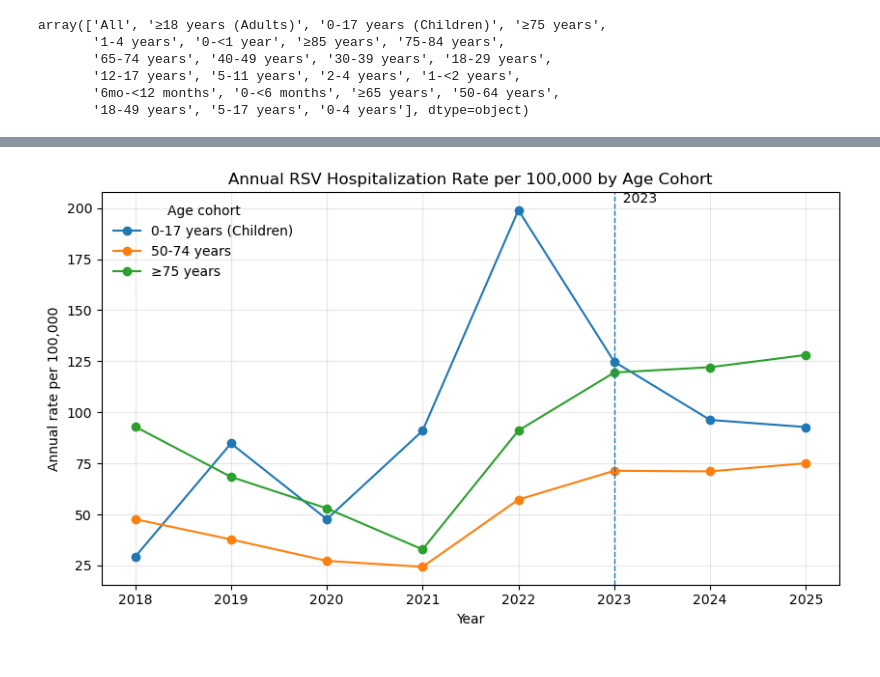
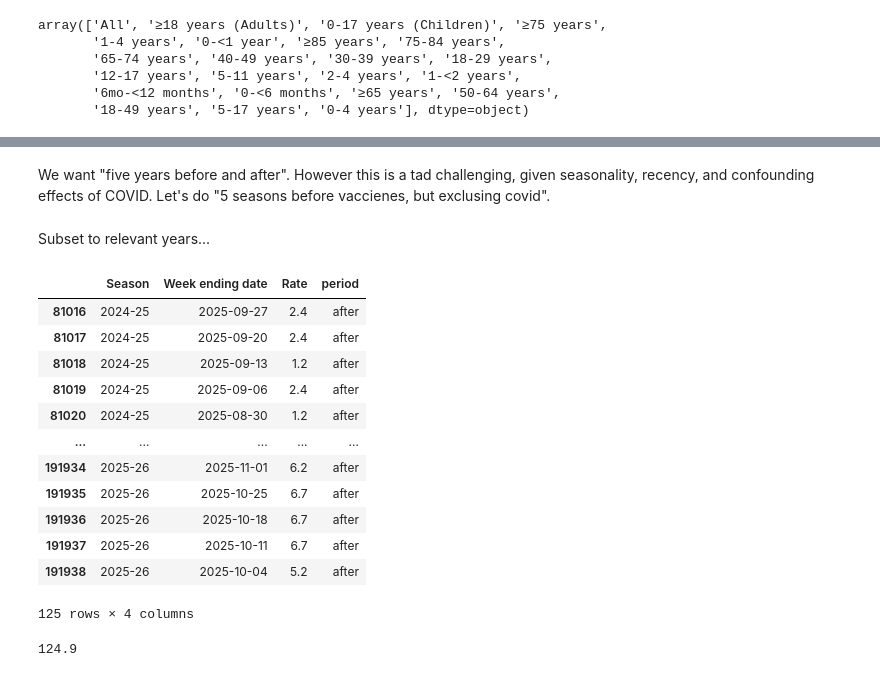
Before and after one commit to saarantras/rsv, a Jupyter notebook: hospitalization_analysis.ipynb, the cells around one changed output, grey strips where cells are left out. Cells and saved outputs as stored; diff of their text form; code cells hidden in the pictures.

```diff
--- a/hospitalization_analysis.ipynb
+++ b/hospitalization_analysis.ipynb
@@ -171,8 +151,0 @@ Merge age cohorts to recap proposed changes
-# %%
-relevant_ages=relevant_ages.copy()
-
-relevant_ages["Age Category"] = relevant_ages["Age Category"].replace({
-    "50-64 years": "50-74 years",
-    "65-74 years": "50-74 years",
-})
-relevant_ages
@@ -317,28 +152,43 @@ Wrote SVG tables to: /Users/mcnoon/rsv/tables_svg
-# %%
-# Ensure sorted years within each cohort
-recent_subset = recent_subset.sort_values(["Age Category", "Year"])
-
-fig, ax = plt.subplots(figsize=(8.5, 5.0))
-
-for age_cat, sub in recent_subset.groupby("Age Category", sort=True):
-    ax.plot(
-        sub["Year"],
-        sub["Annual_Rate_per_100k"],
-        marker="o",
-        label=age_cat,
-    )
-
-ax.set_title("Annual RSV Hospitalization Rate per 100,000 by Age Cohort")
-ax.set_xlabel("Year")
-ax.set_ylabel("Annual rate per 100,000")
-
-ax.grid(True, alpha=0.3)
-ax.legend(title="Age cohort", frameon=False, ncol=1)
-
-ax.axvline(2023, linestyle="--", linewidth=1)
-ax.text(2023, ax.get_ylim()[1], "  2023", va="top")
-
-plt.tight_layout()
-plt.show()
-# %% [output]
-[figure, removed]
+# %% [markdown]
+We want "five years before and after". However this is a tad challenging, given seasonality, recency, and confounding effects of COVID. Let's do "5 seasons before vaccienes, but exclusing covid".
+# %%
+#before=['2018-19', '2019-20']
+before=['2016-17', '2017-18', '2018-19', '2019-20']# '2020-21'
+after=['2024-25', '2025-26']
+# %% [markdown]
+Subset to relevant years...
+# %%
+
+relevant_ages["period"] = np.select(
+    [
+        relevant_ages["Season"].isin(before),
+        relevant_ages["Season"].isin(after),
+    ],
+    [
+        "before",
+        "after",
+    ],
+    default=pd.NA
+)
+
+# Drop seasons not in either list
+relevant_ages = relevant_ages.dropna(subset=["period"])
+relevant_ages
+# %% [output]
+|  | Season | Week ending date | Rate | period |
+| 81016 | 2024-25 | 2025-09-27 | 2.4 | after |
+| 81017 | 2024-25 | 2025-09-20 | 2.4 | after |
+| 81018 | 2024-25 | 2025-09-13 | 1.2 | after |
+| 81019 | 2024-25 | 2025-09-06 | 2.4 | after |
+| 81020 | 2024-25 | 2025-08-30 | 1.2 | after |
+| ... | ... | ... | ... | ... |
+| 191934 | 2025-26 | 2025-11-01 | 6.2 | after |
+| 191935 | 2025-26 | 2025-10-25 | 6.7 | after |
+| 191936 | 2025-26 | 2025-10-18 | 6.7 | after |
+| 191937 | 2025-26 | 2025-10-11 | 6.7 | after |
+| 191938 | 2025-26 | 2025-10-04 | 5.2 | after |
+125 rows × 4 columns
+# %%
+max(relevant_ages["Rate"])
+# %% [output]
+124.9
```
Also changed, not shown: parts of 30 cells of this notebook, 3 other files.
